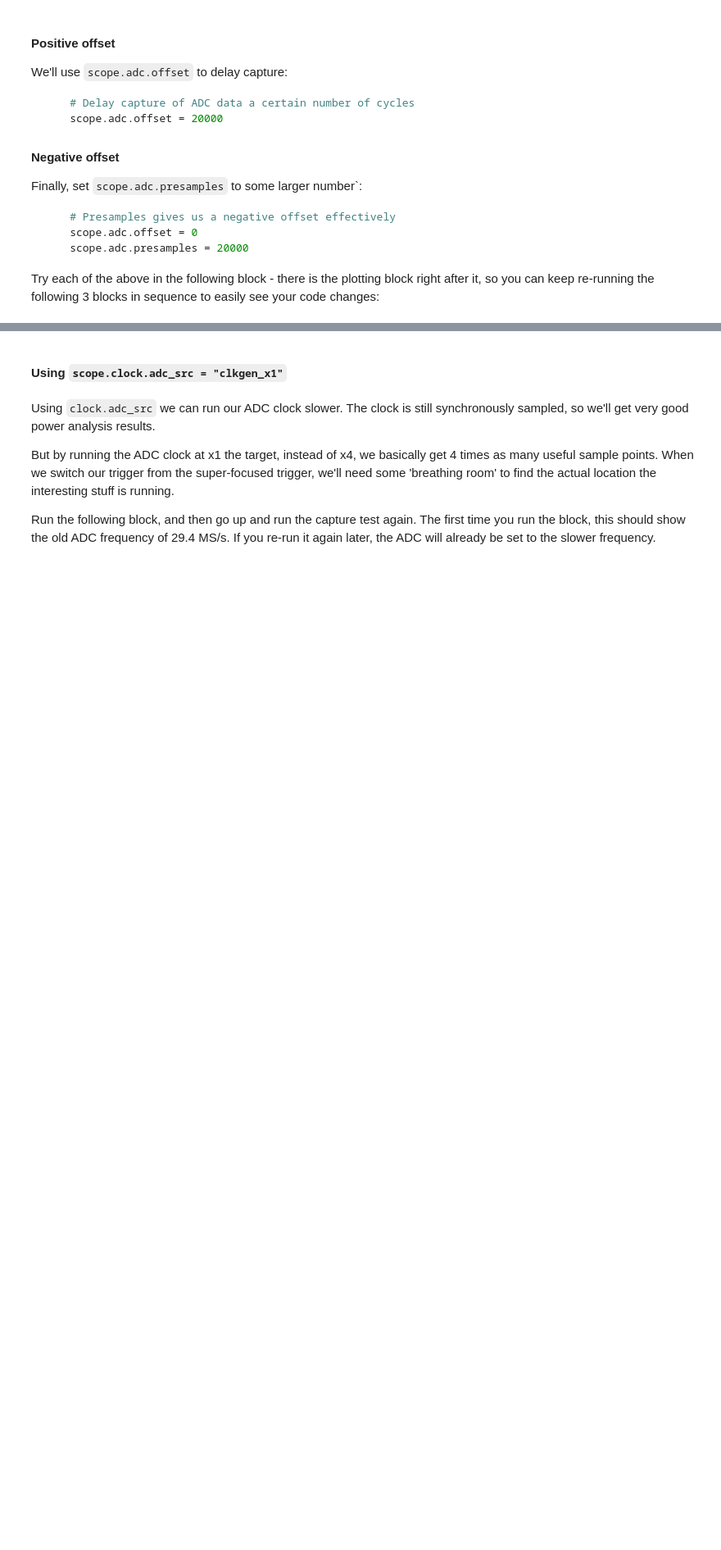
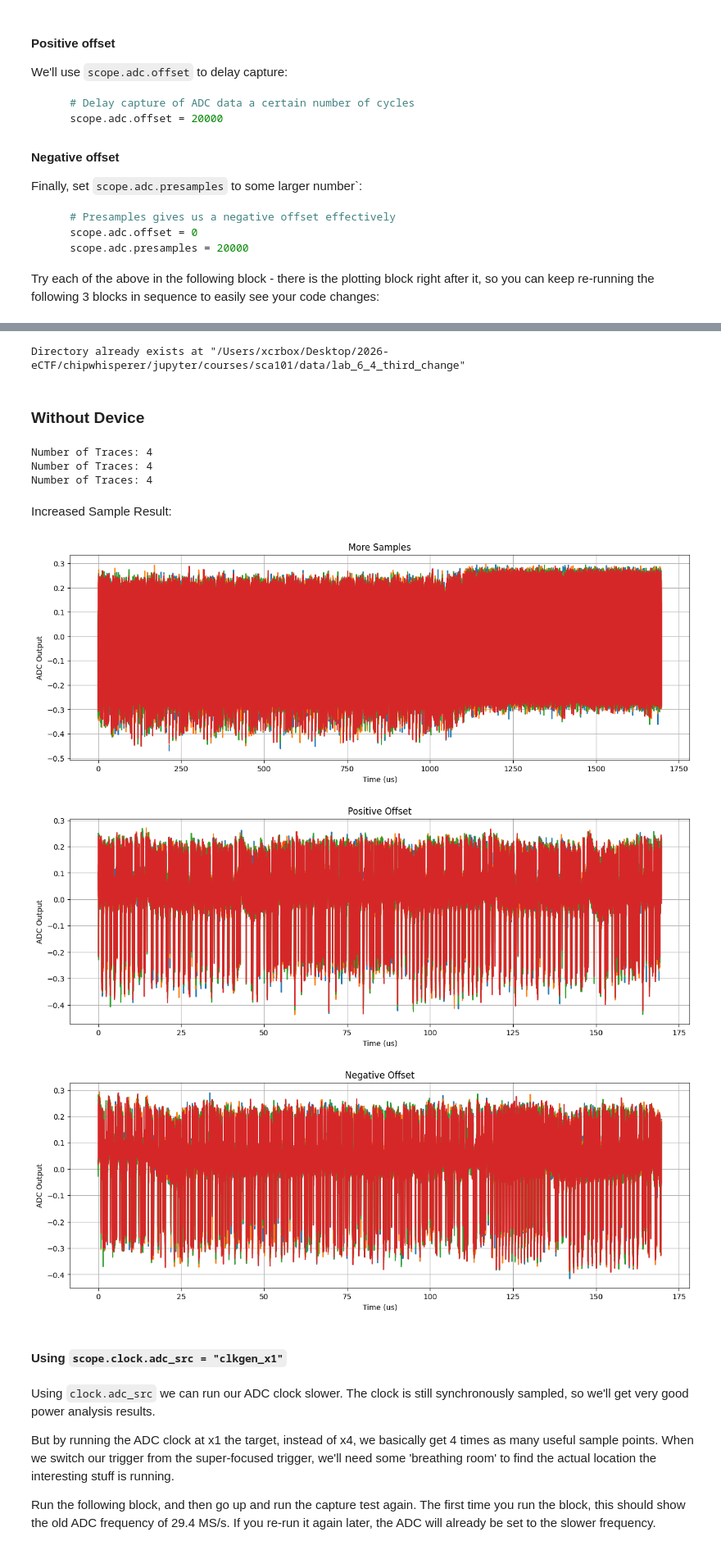
Before and after one commit to MXCR-cpu/chipwhisperer-jupyter-ectf, a Jupyter notebook: courses/sca101/Lab 6_4 - Jittery Triggering on UART.ipynb, the cells around one changed output, grey strips where cells are left out. Shown at 82% size. Drawn from its saved outputs; the diff is of its cells as text; code cells hidden in the pictures; blank space fills up the shorter version.

```diff
--- a/courses/sca101/Lab 6_4 - Jittery Triggering on UART.ipynb
+++ b/courses/sca101/Lab 6_4 - Jittery Triggering on UART.ipynb
@@ -266,3 +267,30 @@ for i in trange(N, desc='Capturing traces'):
+# %%
+scope.adc.samples = 5000
+scope.adc.offset = 0
+scope.adc.presamples = 3000
+save_data("lab_6_4_third_change", capture(), settings={'num_samples': scope.adc.samples, 'adc_frequency_Hz': scope.clock.adc_freq})
+# %% [output]
+Directory already exists at "/Users/xcrbox/Desktop/2026-eCTF/chipwhisperer/jupyter/courses/sca101/data/lab_6_4_third_change"
+# %% [markdown]
+### Without Device
+# %%
+first_change_traces, settings1 = import_data("lab_6_4_first_change")
+second_change_traces, settings2 = import_data("lab_6_4_second_change")
+third_change_traces, settings3 = import_data("lab_6_4_third_change")
+# %% [output]
+Number of Traces: 4
+Number of Traces: 4
+Number of Traces: 4
+# %% [markdown]
+Increased Sample Result:
+# %%
+plot_scope_traces([first_change_traces], settings1, titles=["More Samples"])
+plot_scope_traces([second_change_traces], settings2, titles=["Positive Offset"])
+plot_scope_traces([third_change_traces], settings3, titles=["Negative Offset"])
+# %% [output]
+[figure, added]
+[figure, added]
+[figure, added]
 # %% [markdown]
 #### Using `scope.clock.adc_src = "clkgen_x1"`
 # %% [markdown]
```
Also changed, not shown: parts of 61 cells of this notebook, 1 other file.
